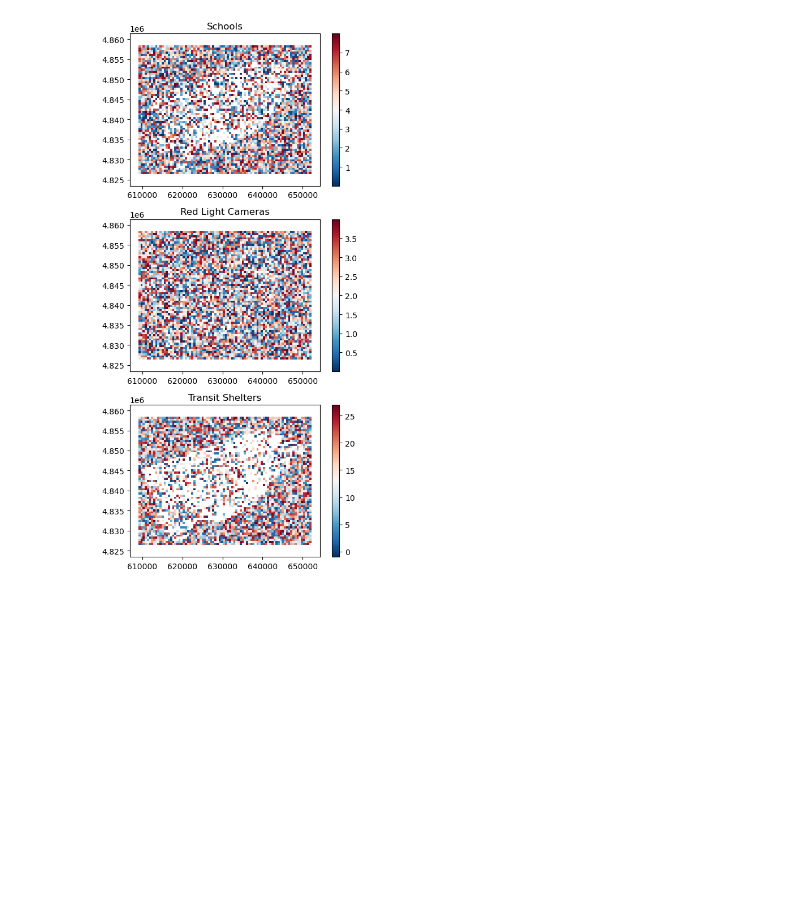
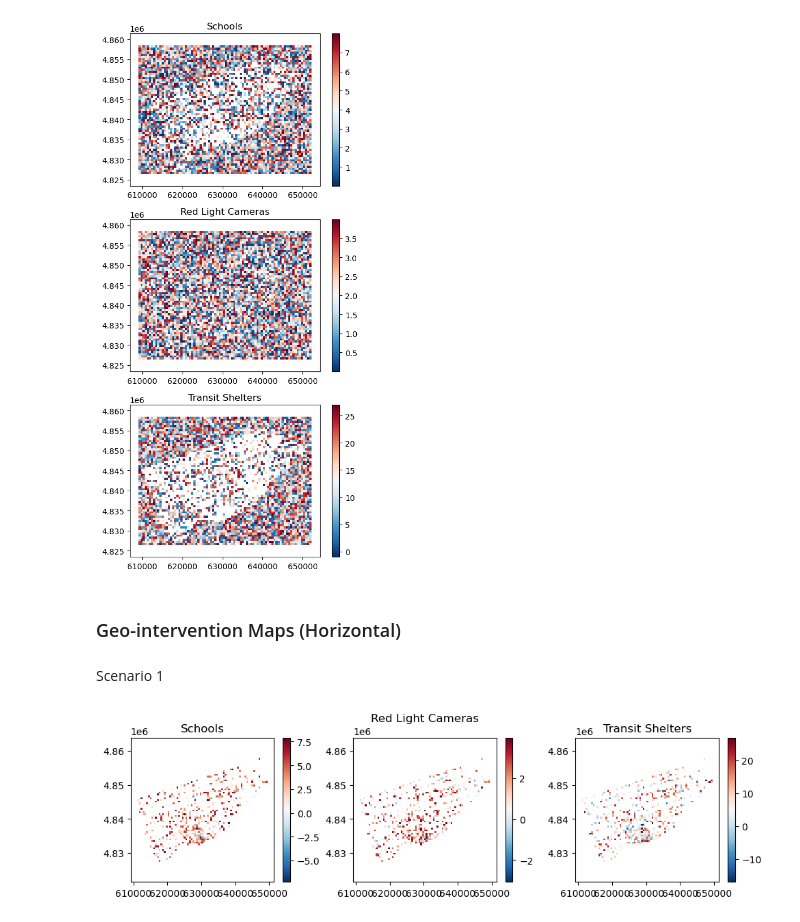
Before and after one commit to rrwen/gi4dm-2022-paper, a Jupyter notebook: src/experiments.ipynb, the cells around one changed output. Saved outputs shown, nothing was run; the diff lists cells and outputs as text; code cells hidden in the pictures; blank space fills up the shorter version.

```diff
--- a/src/experiments.ipynb
+++ b/src/experiments.ipynb
@@ -506,3 +506,35 @@ plt.tight_layout()
 plt.show()
 # %% [output]
 [figure]
+# %% [markdown]
+### Geo-intervention Maps (Horizontal)
+# %% [markdown]
+Scenario 1
+# %%
+fig = plt.figure()
+fig.set_size_inches(10, 3)
+pdata = gdata.copy()
+pdata.replace(0, np.nan, inplace=True)
+
+# Red light cams
+ax = plt.subplot(1, 3, 1) # nrows, ncols, axes position
+pdata.plot(ax=ax, cmap='RdBu_r', column='schools_count_opt1_diff', legend=True)
+ax.set_title('Schools')
+ax.set_aspect('equal', adjustable='datalim')
+
+# Red light cams
+ax = plt.subplot(1, 3, 2) # nrows, ncols, axes position
+pdata.plot(ax=ax, cmap='RdBu_r', column='red_light_cams_count_opt1_diff', legend=True)
+ax.set_title('Red Light Cameras')
+ax.set_aspect('equal', adjustable='datalim')
+
+# Transit shelters
+ax = plt.subplot(1, 3, 3) # nrows, ncols, axes position
+pdata.plot(ax=ax, cmap='RdBu_r', column='transit_shelters_count_opt1_diff', legend=True)
+ax.set_title('Transit Shelters')
+ax.set_aspect('equal', adjustable='datalim')
+
+plt.tight_layout()
+plt.show()
+# %% [output]
+[figure, added]
```
Also changed, not shown: parts of 3 cells of this notebook, 3 other files.
